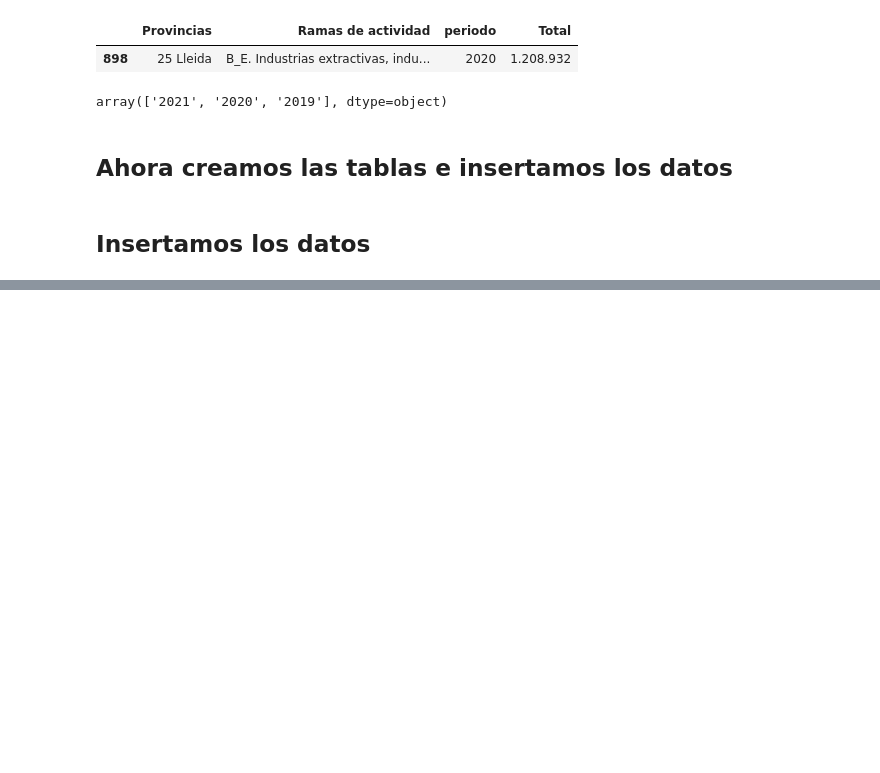
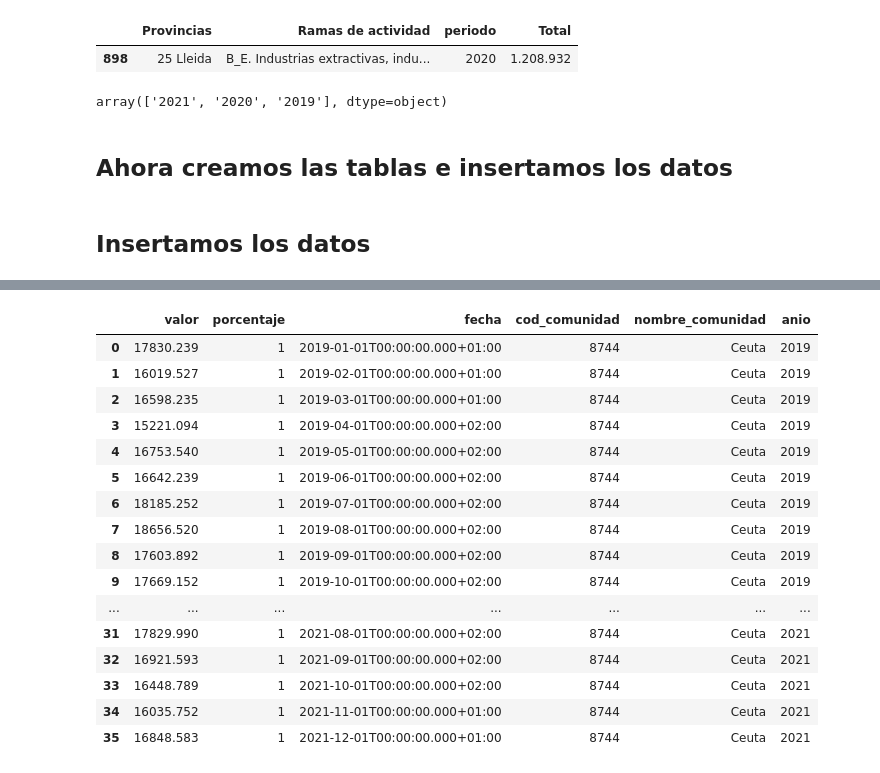
Before and after one commit to joseluisalmendral/lab_etl_extra, a Jupyter notebook: laboratorio-modulo5-leccion01-elt-extraccion.ipynb, the cells around one changed output, grey strips where cells are left out. Drawn from its saved outputs; the diff is of its cells as text; code cells hidden in the pictures; blank space fills up the shorter version.

```diff
--- a/laboratorio-modulo5-leccion01-elt-extraccion.ipynb
+++ b/laboratorio-modulo5-leccion01-elt-extraccion.ipynb
@@ -488,11 +494,5 @@ sup_bds.guardar_cambios_cerrar_conexion(con, cur)
 # %%
-df_generacion_electrica = pd.read_csv('datos/df_demanad_electrica.csv')
-df_demanad_electrica = pd.read_csv('datos/df_demanad_electrica.csv')
+df_generacion_electrica = pd.read_csv('datos/df_demanad_electrica.csv', index_col=0)
+df_demanad_electrica = pd.read_csv('datos/df_demanad_electrica.csv', index_col=0)
 df_pib_tratados = pd.read_csv('datos/INE/tratados/df_pib_tratados.csv')
 df_datos_demograficos_tratado = pd.read_csv('datos/INE/tratados/df_datos_demograficos_tratado.csv')
-
-
-sql_insert_generacion_electrica = sup_bds.generate_insert_script("generacion_electrica", df_generacion_electrica)
-sql_insert_demanad_electrica = sup_bds.generate_insert_script("demanad_electrica", df_demanad_electrica)
-sql_insert_pib_tratados = sup_bds.generate_insert_script("pib_tratados", df_pib_tratados)
-sql_insert_datos_demograficos_tratado = sup_bds.generate_insert_script("datos_demograficos_tratado", df_datos_demograficos_tratado)
@@ -498,0 +507,20 @@ sql_insert_datos_demograficos_tratado = sup_bds.generate_insert_script("datos_de
+# %%
+df_generacion_electrica[df_generacion_electrica['nombre_comunidad'] == 'Ceuta']
+# %% [output]
+|  | valor | porcentaje | fecha | cod_comunidad | nombre_comunidad | anio |
+| 0 | 17830.239 | 1 | 2019-01-01T00:00:00.000+01:00 | 8744 | Ceuta | 2019 |
+| 1 | 16019.527 | 1 | 2019-02-01T00:00:00.000+01:00 | 8744 | Ceuta | 2019 |
+| 2 | 16598.235 | 1 | 2019-03-01T00:00:00.000+01:00 | 8744 | Ceuta | 2019 |
+| 3 | 15221.094 | 1 | 2019-04-01T00:00:00.000+02:00 | 8744 | Ceuta | 2019 |
+| 4 | 16753.540 | 1 | 2019-05-01T00:00:00.000+02:00 | 8744 | Ceuta | 2019 |
+| 5 | 16642.239 | 1 | 2019-06-01T00:00:00.000+02:00 | 8744 | Ceuta | 2019 |
+| 6 | 18185.252 | 1 | 2019-07-01T00:00:00.000+02:00 | 8744 | Ceuta | 2019 |
+| 7 | 18656.520 | 1 | 2019-08-01T00:00:00.000+02:00 | 8744 | Ceuta | 2019 |
+| 8 | 17603.892 | 1 | 2019-09-01T00:00:00.000+02:00 | 8744 | Ceuta | 2019 |
+| 9 | 17669.152 | 1 | 2019-10-01T00:00:00.000+02:00 | 8744 | Ceuta | 2019 |
+| ... | ... | ... | ... | ... | ... | ... |
+| 31 | 17829.990 | 1 | 2021-08-01T00:00:00.000+02:00 | 8744 | Ceuta | 2021 |
+| 32 | 16921.593 | 1 | 2021-09-01T00:00:00.000+02:00 | 8744 | Ceuta | 2021 |
+| 33 | 16448.789 | 1 | 2021-10-01T00:00:00.000+02:00 | 8744 | Ceuta | 2021 |
+| 34 | 16035.752 | 1 | 2021-11-01T00:00:00.000+01:00 | 8744 | Ceuta | 2021 |
+| 35 | 16848.583 | 1 | 2021-12-01T00:00:00.000+01:00 | 8744 | Ceuta | 2021 |
```
Also changed, not shown: parts of 9 cells of this notebook, 1 other file.
